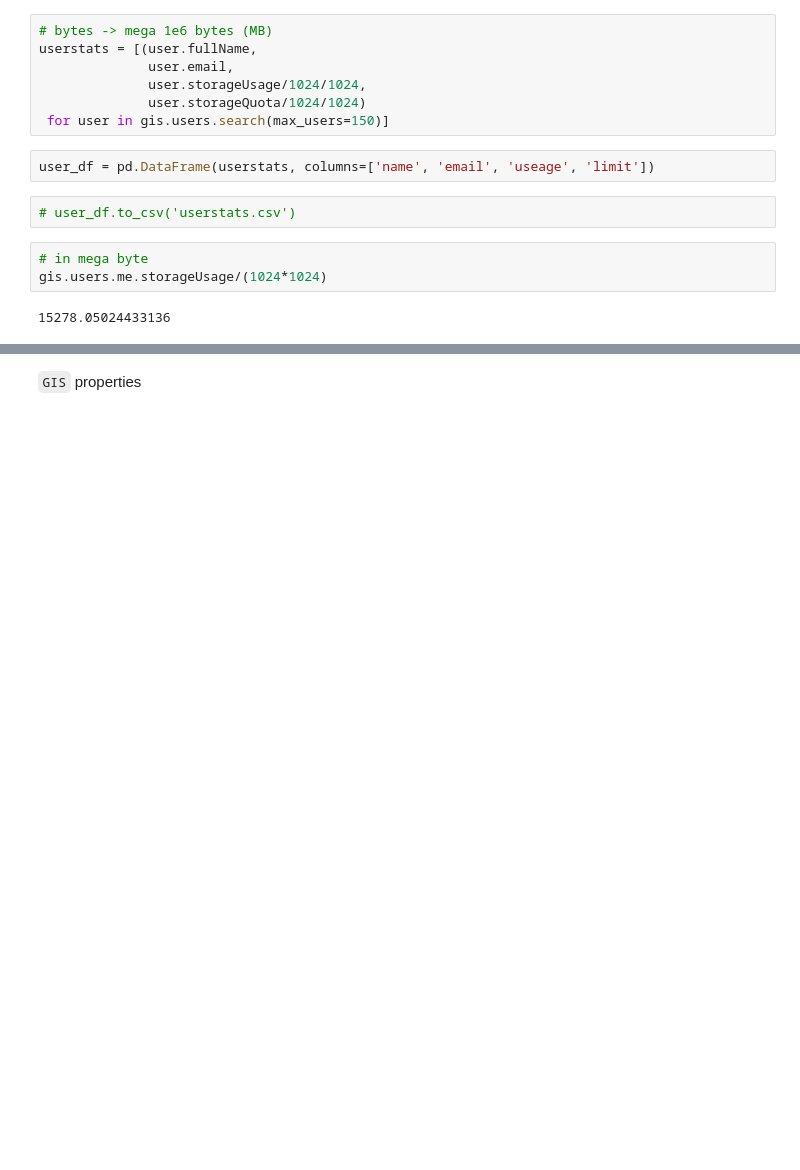
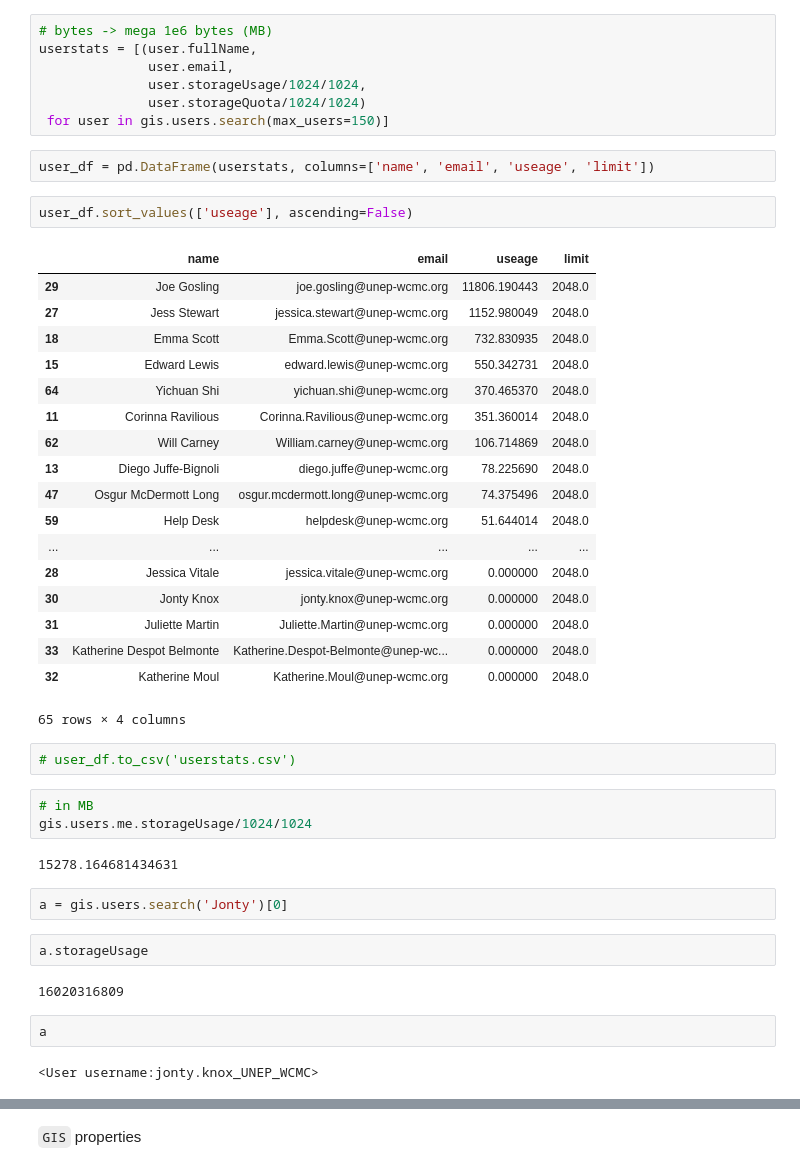
Before and after one commit to unepwcmc/pipeline, a Jupyter notebook: webservice/workspace/Explore arcgis python api.ipynb, the cells around one changed output, grey strips where cells are left out. Cells and saved outputs as stored; diff of their text form; blank space fills up the shorter version.

```diff
--- a/webservice/workspace/Explore arcgis python api.ipynb
+++ b/webservice/workspace/Explore arcgis python api.ipynb
@@ -165,10 +171,41 @@ userstats = [(user.fullName,
  for user in gis.users.search(max_users=150)]
 # %%
 user_df = pd.DataFrame(userstats, columns=['name', 'email', 'useage', 'limit'])
+# %%
+user_df.sort_values(['useage'], ascending=False)
+# %% [output]
+|  | name | email | useage | limit |
+| 29 | Joe Gosling | joe.gosling@unep-wcmc.org | 11806.190443 | 2048.0 |
+| 27 | Jess Stewart | jessica.stewart@unep-wcmc.org | 1152.980049 | 2048.0 |
+| 18 | Emma Scott | Emma.Scott@unep-wcmc.org | 732.830935 | 2048.0 |
+| 15 | Edward Lewis | edward.lewis@unep-wcmc.org | 550.342731 | 2048.0 |
+| 64 | Yichuan Shi | yichuan.shi@unep-wcmc.org | 370.465370 | 2048.0 |
+| 11 | Corinna Ravilious | Corinna.Ravilious@unep-wcmc.org | 351.360014 | 2048.0 |
+| 62 | Will Carney | William.carney@unep-wcmc.org | 106.714869 | 2048.0 |
+| 13 | Diego Juffe-Bignoli | diego.juffe@unep-wcmc.org | 78.225690 | 2048.0 |
+| 47 | Osgur McDermott Long | osgur.mcdermott.long@unep-wcmc.org | 74.375496 | 2048.0 |
+| 59 | Help Desk | helpdesk@unep-wcmc.org | 51.644014 | 2048.0 |
+| ... | ... | ... | ... | ... |
+| 28 | Jessica Vitale | jessica.vitale@unep-wcmc.org | 0.000000 | 2048.0 |
+| 30 | Jonty Knox | jonty.knox@unep-wcmc.org | 0.000000 | 2048.0 |
+| 31 | Juliette Martin | Juliette.Martin@unep-wcmc.org | 0.000000 | 2048.0 |
+| 33 | Katherine Despot Belmonte | Katherine.Despot-Belmonte@unep-wc... | 0.000000 | 2048.0 |
+| 32 | Katherine Moul | Katherine.Moul@unep-wcmc.org | 0.000000 | 2048.0 |
+65 rows × 4 columns
 # %%
 # user_df.to_csv('userstats.csv')
 # %%
-# in mega byte
-gis.users.me.storageUsage/(1024*1024)
+# in MB
+gis.users.me.storageUsage/1024/1024
 # %% [output]
-15278.05024433136
+15278.164681434631
+# %%
+a = gis.users.search('Jonty')[0]
+# %%
+a.storageUsage
+# %% [output]
+16020316809
+# %%
+a
+# %% [output]
+<User username:jonty.knox_UNEP_WCMC>
```
Also changed, not shown: parts of 9 cells of this notebook.
